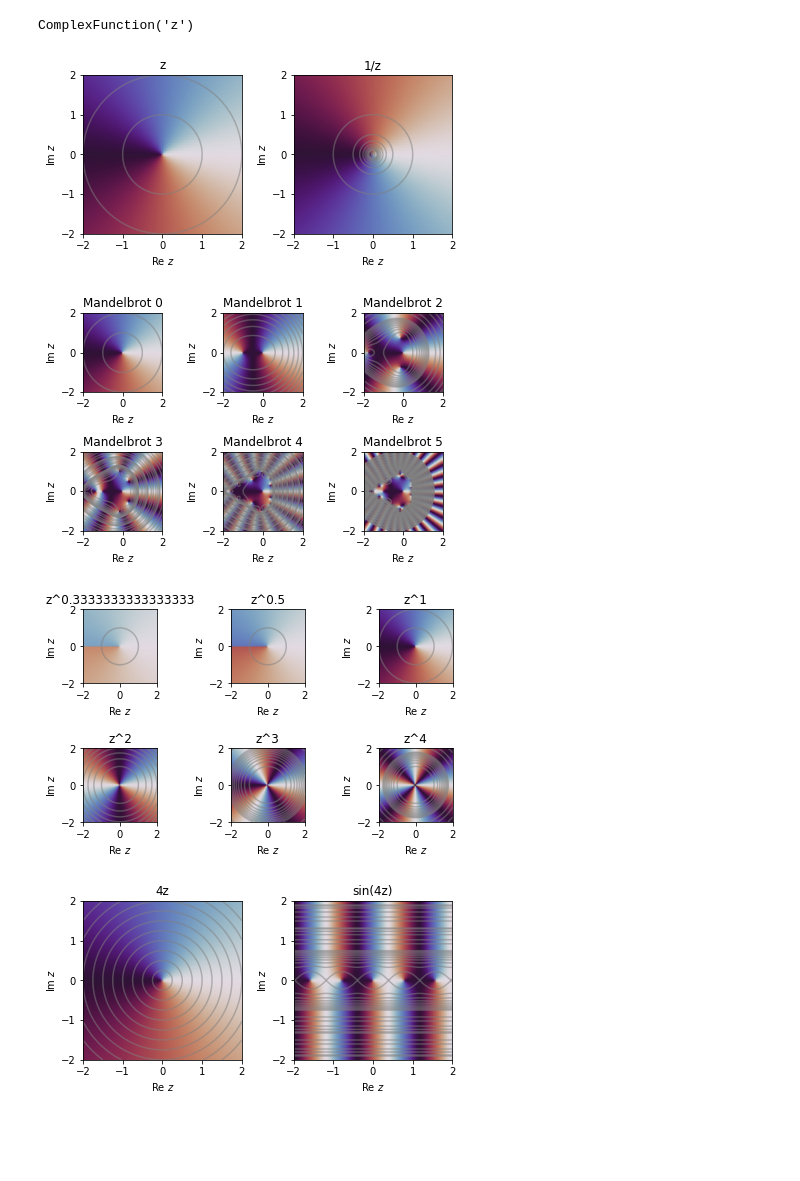
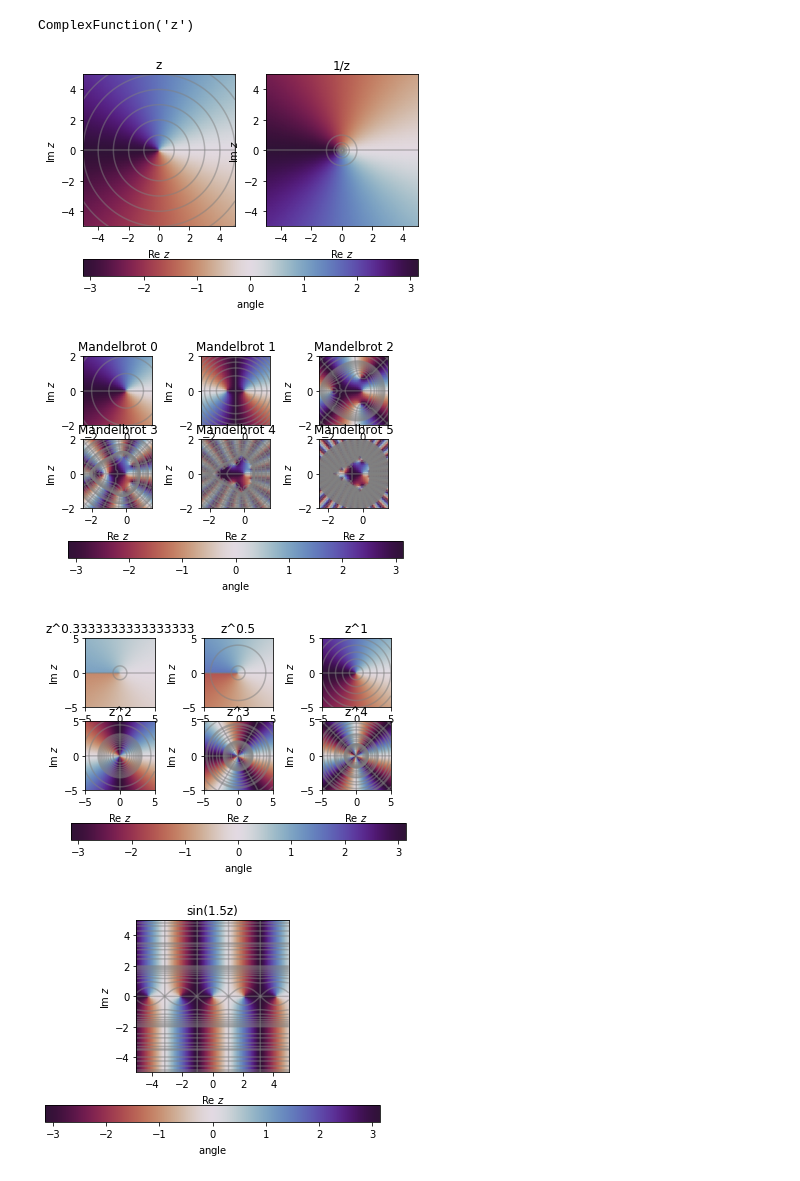
Before and after one commit to Ezra/domain-coloring, a Jupyter notebook: domain-coloring.ipynb, the cells around one changed output. Cells and saved outputs as stored; diff of their text form; code cells hidden in the pictures; blank space fills up the shorter version.

Commit message:
show real line; show scale

```diff
--- a/domain-coloring.ipynb
+++ b/domain-coloring.ipynb
@@ -17,9 +17,12 @@ r = numpy.abs(z)
 # set up some default values
 ANGLE_COLORS = 'twilight_shifted_r'
 ABS_COLORS = [[0.5]*3 + [0.5]]
-EXP_LEVELS = list(range(1, 10)) + [
-    exponent * mantissa
-    for exponent in (10**n for n in range(1, 10))
-    for mantissa in [1, 2, 3, 5, 7, 9] # get tighter towards 10, but not too quickly
-    #for mantissa in [1.0, 1.5, 2.2, 3.3, 4.7, 6.8] # E6 series
-]
+EXP_LEVELS = (
+    list(range(1, 10))
+    + [
+        exponent * mantissa
+        for exponent in (10**n for n in range(1, 10))
+        for mantissa in [1, 2, 3, 5, 7, 9] # get tighter towards 10, but not too quickly
+        #for mantissa in [1.0, 1.5, 2.2, 3.3, 4.7, 6.8] # E6 series
+    ]
+)
@@ -60,12 +57,16 @@ class ComplexFunction(object):
             levels=EXP_LEVELS,
         )
 
+        # draw the real line:
+        contour_real = ax.contour(
+            re, im,
+            numpy.angle(self.data),
+            colors=self.abs_colors,
+            levels=[0],
+        )
+
         # size to fit data
         ax.axis('scaled')
-
-        if self.show_colorbar:
-            cb = pyplot.colorbar(shade_angle, ax=ax, orientation='horizontal')
-            cb.set_label(r'$\operatorname{angle}$ $z$')
 
     def __str__(self):
         return repr(self)
@@ -81,21 +82,34 @@ ComplexFunction('z')
 # %%
 def compare_funcs(*funcs):
     row_max = 3
     ncols = min(len(funcs),row_max)
     nrows = ((len(funcs)-1)//row_max)+1
     fig, axs = pyplot.subplots(nrows=nrows, ncols=ncols)
     if ncols < 2:
         axs = [axs]
     elif nrows > 1:
         axs = [ax for row in axs for ax in row]
 
     for func, ax in zip(funcs, axs):
         func.paint(ax)
-    fig.tight_layout()
 
-compare_funcs(z_func, ComplexFunction('1/z', 1/z))
+    cb = pyplot.colorbar(
+        cm.ScalarMappable(
+            norm=colors.Normalize(vmin=-pi, vmax=pi),
+            cmap=ANGLE_COLORS,
+        ),
+        ax=fig.axes,
+        orientation='horizontal'
+    )
+    cb.set_label(r'$\operatorname{angle}$')
+
+
+    #fig.tight_layout()
+    return fig
+
+fig = compare_funcs(z_func, ComplexFunction('1/z', 1/z))
 # %% [output]
-[figure, old version]
+[figure, new version]
 # %%
 def mand(z, n):
     if n<=0:
@@ -103,24 +117,26 @@ def mand(z, n):
     else:
         return mand(z, n-1)**2 + z
 
-compare_funcs(*(
+figure = compare_funcs(*(
     ComplexFunction(f'Mandelbrot {n}', mand(z, n))
     for n in range(6)
 ))
+for axes in figure.get_axes()[:6]:
+    axes.set_ylim(-2, 2)
+    axes.set_xlim(-2.5, 1.5)
 # %% [output]
-[figure, old version]
+[figure, new version]
 # %%
-compare_funcs(*(
+fig = compare_funcs(*(
     ComplexFunction(f'z^{a}', z**a)
     for a in [1/3, 1/2, 1, 2, 3, 4]
 ))
 # %% [output]
-[figure, old version]
+[figure, new version]
 # %%
-factor = 4
-compare_funcs(
-    ComplexFunction(f'{factor}z', factor*z),
+factor = 1.5
+fig = compare_funcs(
     ComplexFunction(f'sin({factor}z)', numpy.sin(factor*z)),
 )
 # %% [output]
-[figure, old version]
+[figure, new version]
```
Also changed, not shown: parts of 5 cells of this notebook.
